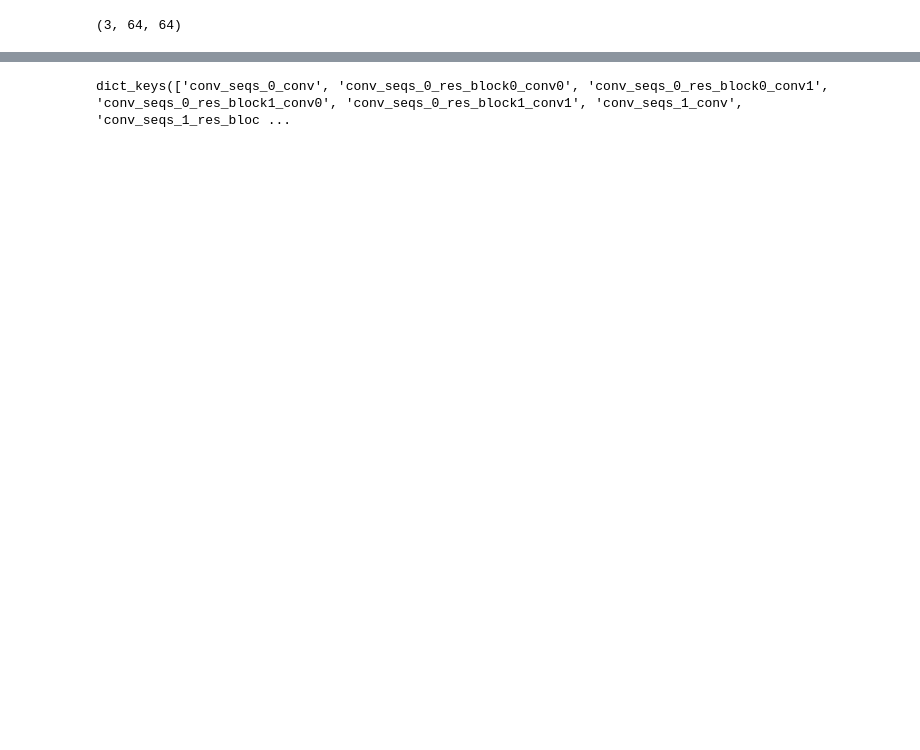
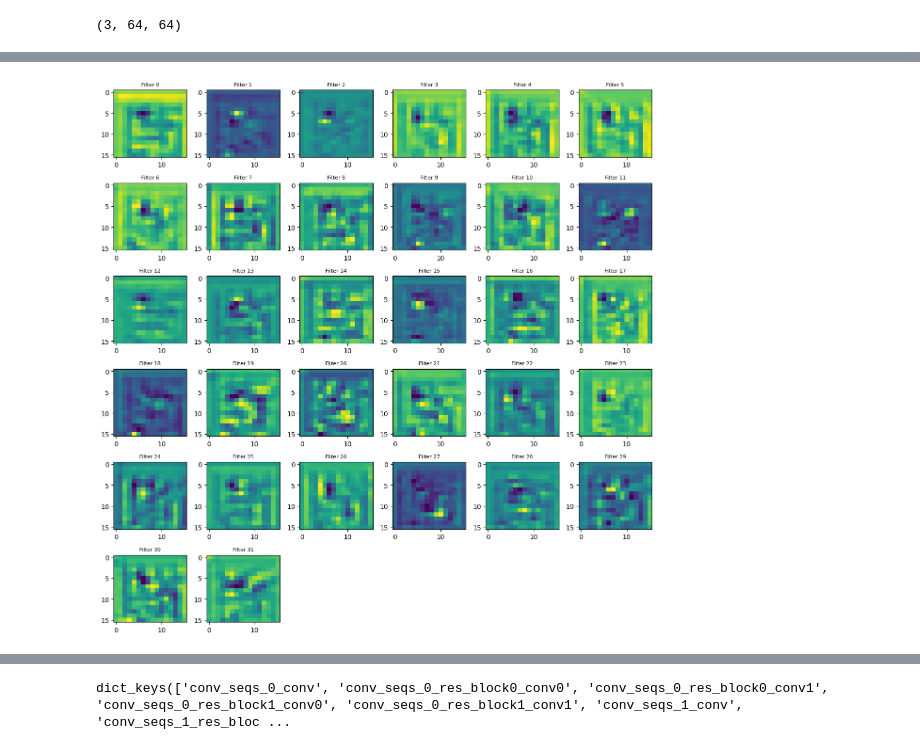
Before and after one commit to BenSturgeon/ai-safety-camp-2024-model-agents, a Jupyter notebook: notebooks/explore_heist.ipynb, the cells around one changed output, grey strips where cells are left out. Cells and saved outputs as stored; diff of their text form; code cells hidden in the pictures; blank space fills up the shorter version.

```diff
--- a/notebooks/explore_heist.ipynb
+++ b/notebooks/explore_heist.ipynb
@@ -161,0 +193,29 @@ AttributeError: 'tuple' object has no attribute 'cpu'
+# %%
+def run_episode_and_save_as_gif(env, model, filepath='../gifs/run.gif', save_gif=False, episode_timeout=200):
+
+    observations = []
+    observation = env.reset()
+    done = False
+    total_reward = 0
+    frames=[]
+
+
+
+    # observation = colour_swap(observation)
+    count = 0
+    while not done:
+        if save_gif:
+            frames.append(env.render(mode='rgb_array'))
+        action = generate_action(model, observation, is_procgen_env=True)
+
+        observation, reward, done, info = env.step(action)
+        total_reward += reward
+        observations.append(observation)
+        count +=1
+        if count >= episode_timeout:
+            break
+
+    if save_gif:
+        imageio.mimsave(filepath, frames, fps=30)
+
+    return total_reward, frames, observations
@@ -161,0 +235,4 @@ AttributeError: 'tuple' object has no attribute 'cpu'
+# %%
+helpers.plot_layer_activations_dynamic_grid(normal_activations, "conv_seqs_2_conv")
+# %% [output]
+[figure, added]
```
Also changed, not shown: parts of 33 cells of this notebook, 3 other files.
